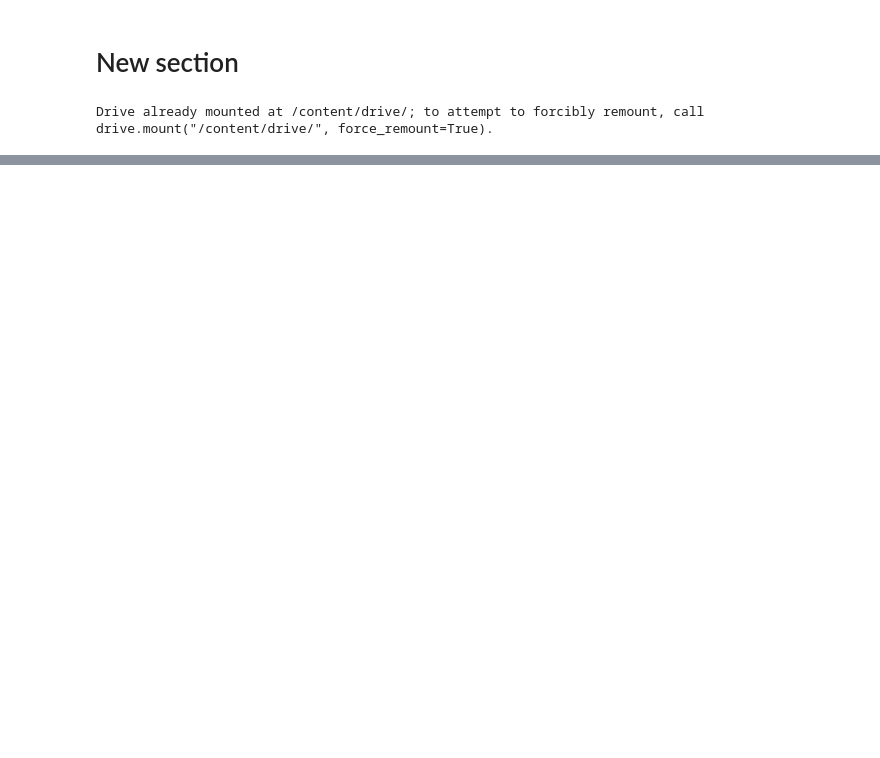
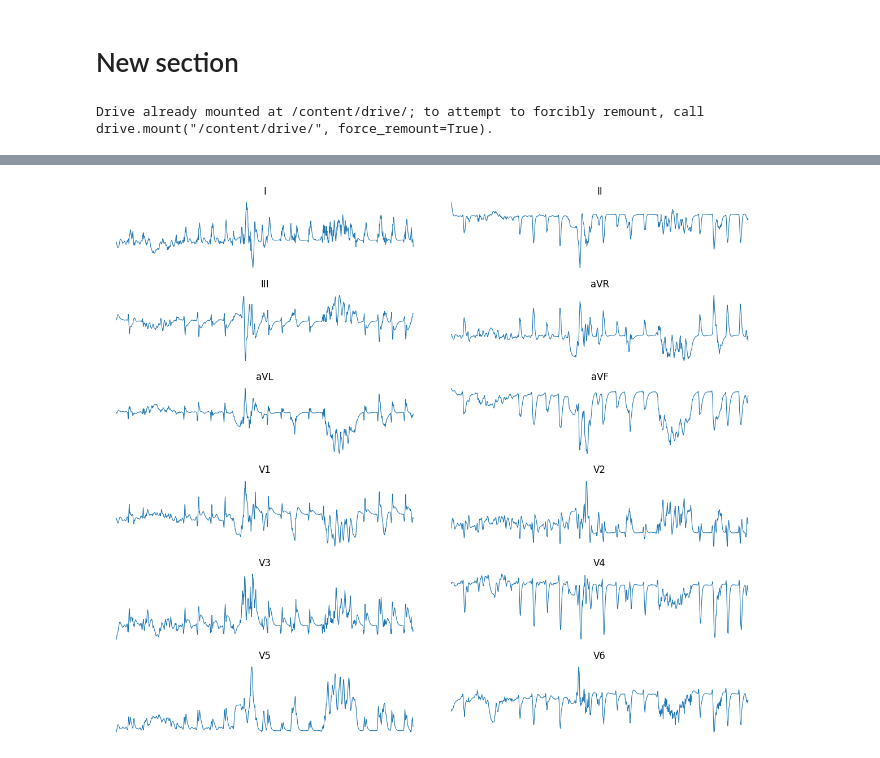
Before and after one commit to Harshithaprudhivi/Team-15-project, a Jupyter notebook: ECG_Synthesizer.ipynb, the cells around one changed output, grey strips where cells are left out. Drawn from its saved outputs; the diff is of its cells as text; code cells hidden in the pictures; blank space fills up the shorter version.

```diff
--- a/ECG_Synthesizer.ipynb
+++ b/ECG_Synthesizer.ipynb
@@ -191,0 +1094,3 @@ for label, data_folder in base_dirs.items():
+# %%
+# Step 2: Load metadata
+df = pd.read_csv("/content/drive/MyDrive/PTB-data/ptbxl_database.csv")
@@ -191,0 +1252,20 @@ for label, data_folder in base_dirs.items():
+# %%
+def prepare_input(image_pil):
+    """Prepares (1000, 3) input for model from ECG image."""
+    I_img, II_img, V2_img = extract_lead_regions(image_pil)
+    lead_I = extract_waveform_from_lead(I_img)
+    lead_II = extract_waveform_from_lead(II_img)
+    lead_V2 = extract_waveform_from_lead(V2_img)
+
+    # Resize each lead to 1000 samples (to match 100Hz)
+    lead_I = cv2.resize(lead_I.reshape(1, -1), (1000, 1)).flatten()
+    lead_II = cv2.resize(lead_II.reshape(1, -1), (1000, 1)).flatten()
+    lead_V2 = cv2.resize(lead_V2.reshape(1, -1), (1000, 1)).flatten()
+
+    combined = np.stack([lead_I, lead_II, lead_V2], axis=1)  # shape: (1000, 3)
+    return combined
+# %%
+# ✅ STEP 4: Run ECG reconstruction
+input_3lead = prepare_input(image)                  # (1000, 3)
+input_model = input_3lead.reshape(1, 1000, 3)       # (1, 1000, 3)
+predicted_12lead = reconstruction_model.predict(input_model)[0]  # (1000, 12)
@@ -191,0 +1275,2 @@ for label, data_folder in base_dirs.items():
+# %%
+predicted_12lead = model.predict(input_model)[0]  # shape: (1000, 12)
@@ -191,0 +1279,19 @@ for label, data_folder in base_dirs.items():
+# %%
+# ✅ STEP 5: Plot reconstructed 12-lead ECG
+import matplotlib.pyplot as plt
+
+def plot_12lead_ecg(prediction):
+    fig, axs = plt.subplots(6, 2, figsize=(12, 10))
+    lead_names = ['I', 'II', 'III', 'aVR', 'aVL', 'aVF',
+                  'V1', 'V2', 'V3', 'V4', 'V5', 'V6']
+
+    for i, ax in enumerate(axs.flat):
+        ax.plot(prediction[:, i], linewidth=0.8)
+        ax.set_title(lead_names[i])
+        ax.axis('off')
+
+    plt.tight_layout()
+    plt.show()
+plot_12lead_ecg(predicted_12lead)
+# %% [output]
+[figure, added]
```
Also changed, not shown: parts of 84 cells of this notebook.
